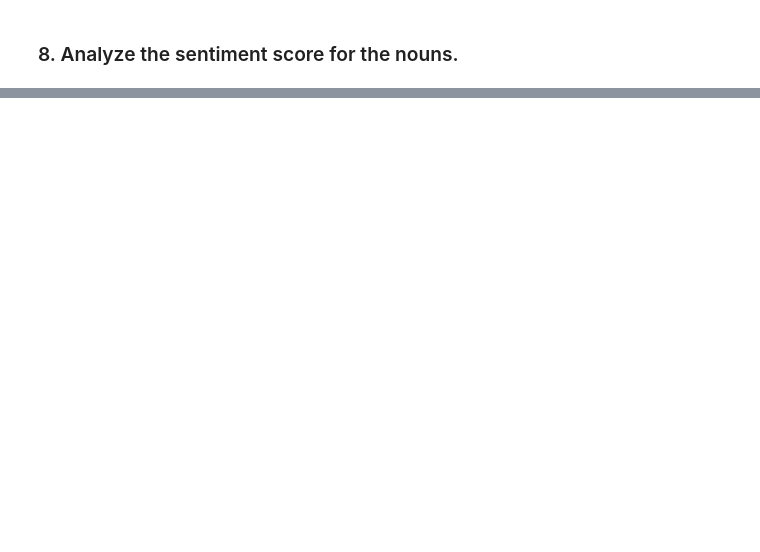
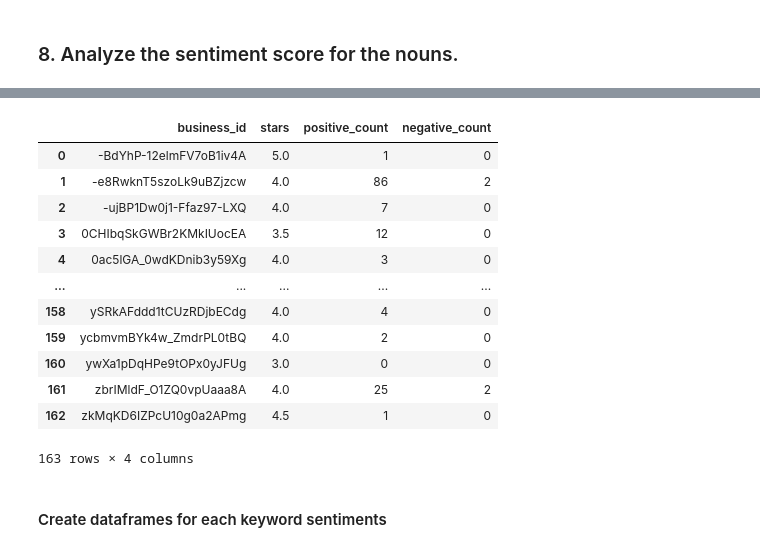
Before and after one commit to sathitvudh/stat628-module3-group4-fall2022-uwmadison, a Jupyter notebook: code/Review Analysis/Bar Reviews Sentiment Analysis.ipynb, the cells around one changed output, grey strips where cells are left out. Saved outputs shown, nothing was run; the diff lists cells and outputs as text; code cells hidden in the pictures; blank space fills up the shorter version.

```diff
--- a/code/Review Analysis/Bar Reviews Sentiment Analysis.ipynb
+++ b/code/Review Analysis/Bar Reviews Sentiment Analysis.ipynb
@@ -436,0 +580,18 @@ SyntaxError: unexpected EOF while parsing (644840670.py, line 2)
+# %%
+df
+# %% [output]
+|  | business_id | stars | positive_count | negative_count |
+| 0 | -BdYhP-12elmFV7oB1iv4A | 5.0 | 1 | 0 |
+| 1 | -e8RwknT5szoLk9uBZjzcw | 4.0 | 86 | 2 |
+| 2 | -ujBP1Dw0j1-Ffaz97-LXQ | 4.0 | 7 | 0 |
+| 3 | 0CHIbqSkGWBr2KMkIUocEA | 3.5 | 12 | 0 |
+| 4 | 0ac5lGA_0wdKDnib3y59Xg | 4.0 | 3 | 0 |
+| ... | ... | ... | ... | ... |
+| 158 | ySRkAFddd1tCUzRDjbECdg | 4.0 | 4 | 0 |
+| 159 | ycbmvmBYk4w_ZmdrPL0tBQ | 4.0 | 2 | 0 |
+| 160 | ywXa1pDqHPe9tOPx0yJFUg | 3.0 | 0 | 0 |
+| 161 | zbrIMldF_O1ZQ0vpUaaa8A | 4.0 | 25 | 2 |
+| 162 | zkMqKD6IZPcU10g0a2APmg | 4.5 | 1 | 0 |
+163 rows × 4 columns
+# %% [markdown]
+#### Create dataframes for each keyword sentiments
```
Also changed, not shown: parts of 20 cells of this notebook, 31 other files.
